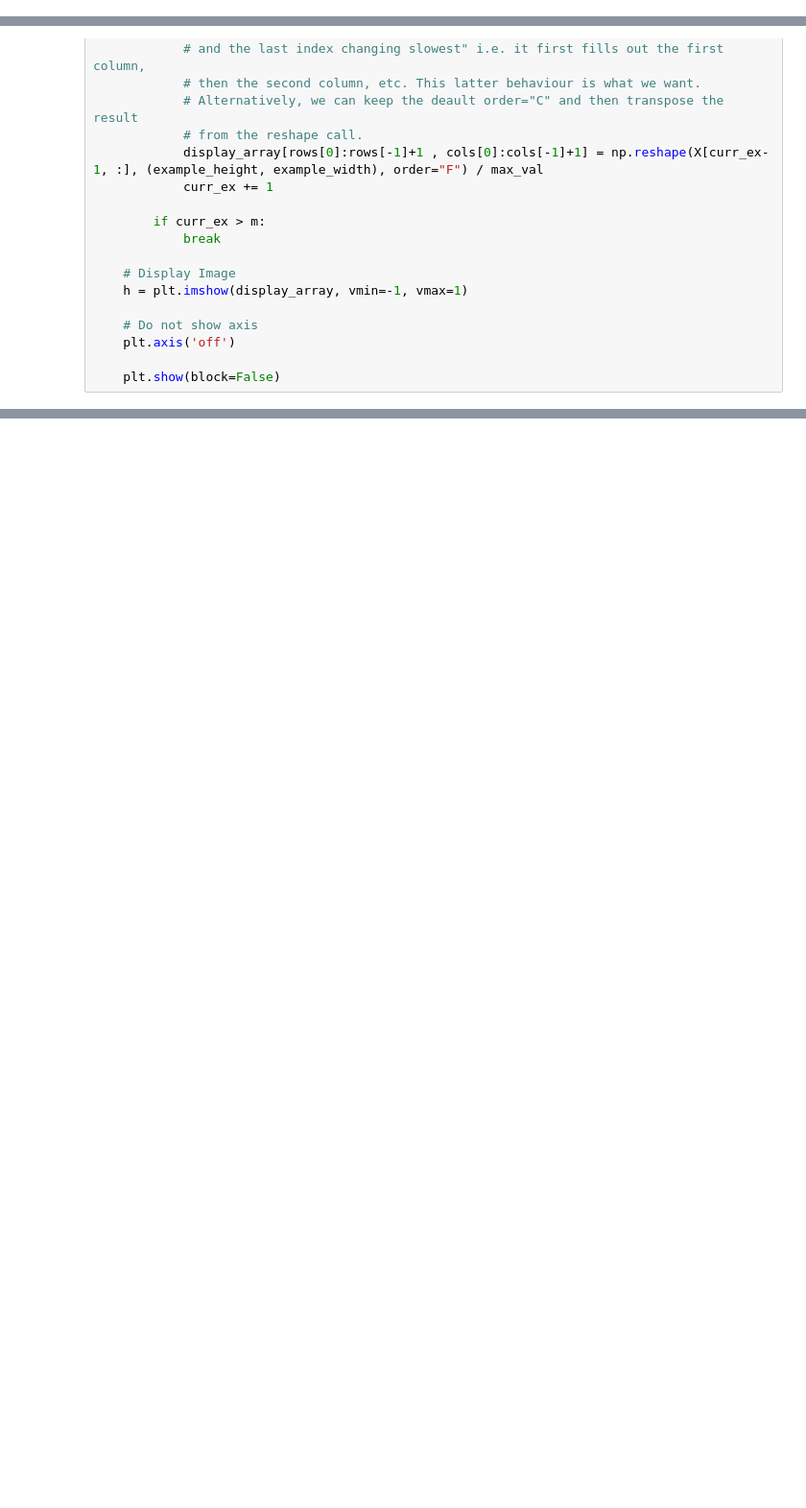
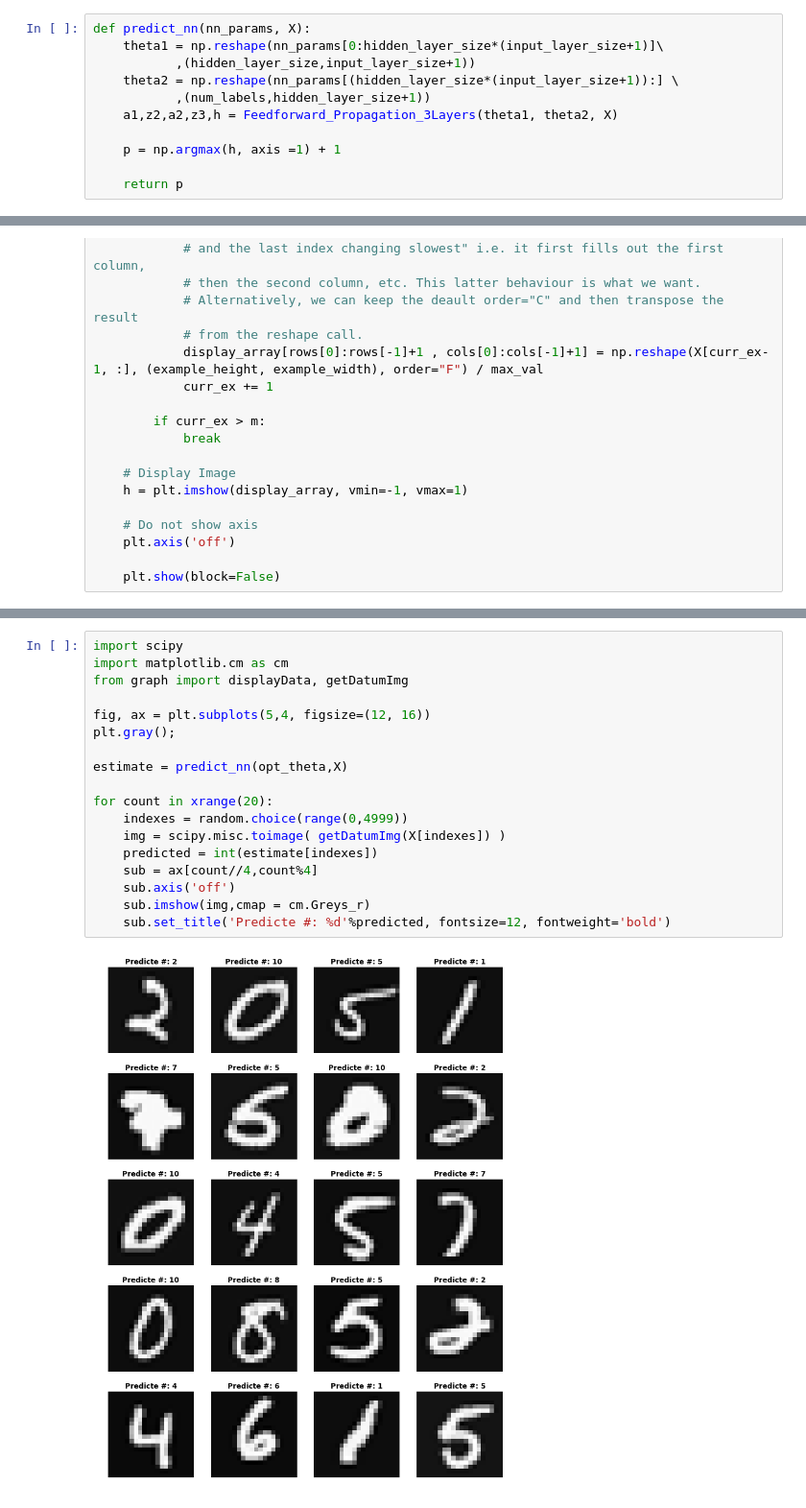
Before and after one commit to lishan55/Machine_Learning_Ng, a Jupyter notebook: Neural_Network.ipynb, the cells around one changed output, grey strips where cells are left out. Shown at 96% size. Saved outputs shown, nothing was run; the diff lists cells and outputs as text; blank space fills up the shorter version.

```diff
--- a/Neural_Network.ipynb
+++ b/Neural_Network.ipynb
@@ -272,3 +272,14 @@ Warning: Maximum number of iterations has been exceeded.
+# %%
+def predict_nn(nn_params, X):
+    theta1 = np.reshape(nn_params[0:hidden_layer_size*(input_layer_size+1)]\
+           ,(hidden_layer_size,input_layer_size+1))
+    theta2 = np.reshape(nn_params[(hidden_layer_size*(input_layer_size+1)):] \
+           ,(num_labels,hidden_layer_size+1))
+    a1,z2,a2,z3,h = Feedforward_Propagation_3Layers(theta1, theta2, X)
+
+    p = np.argmax(h, axis =1) + 1
+
+    return p
 # %%
 def accuracy_nn(nn_params, X, y):
     theta1 = np.reshape(nn_params[0:hidden_layer_size*(input_layer_size+1)]\
@@ -381,0 +391,20 @@ display_hidden_layer(theta2[:,1:])
+# %%
+import scipy
+import matplotlib.cm as cm
+from graph import displayData, getDatumImg
+
+fig, ax = plt.subplots(5,4, figsize=(12, 16))
+plt.gray();
+
+estimate = predict_nn(opt_theta,X)
+
+for count in xrange(20):
+    indexes = random.choice(range(0,4999))
+    img = scipy.misc.toimage( getDatumImg(X[indexes]) )
+    predicted = int(estimate[indexes])
+    sub = ax[count//4,count%4]
+    sub.axis('off')
+    sub.imshow(img,cmap = cm.Greys_r)
+    sub.set_title('Predicte #: %d'%predicted, fontsize=12, fontweight='bold')
+# %% [output]
+[figure, added]
```
Also changed, not shown: parts of 7 cells of this notebook.
